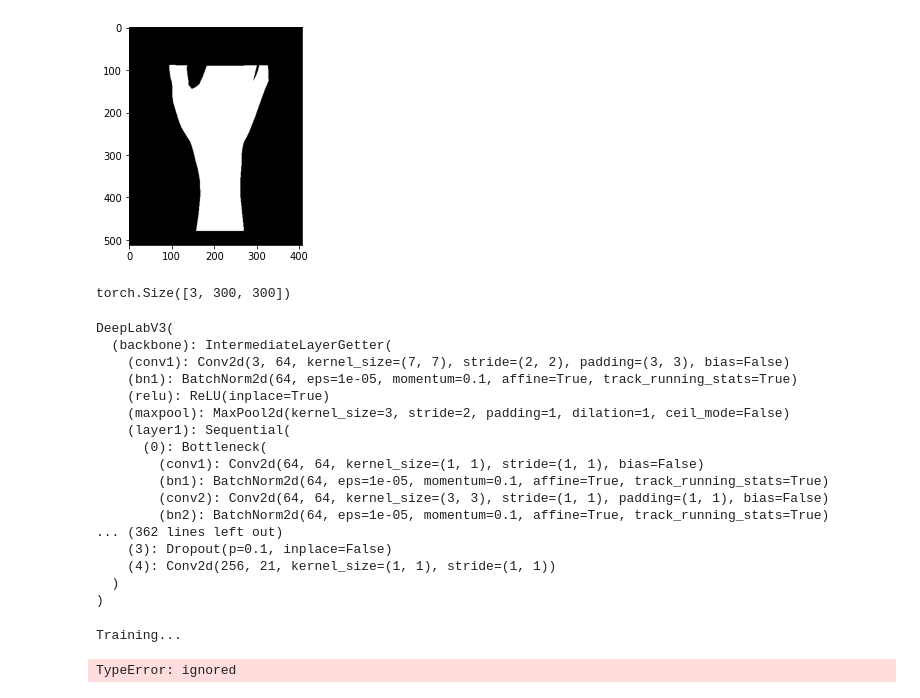
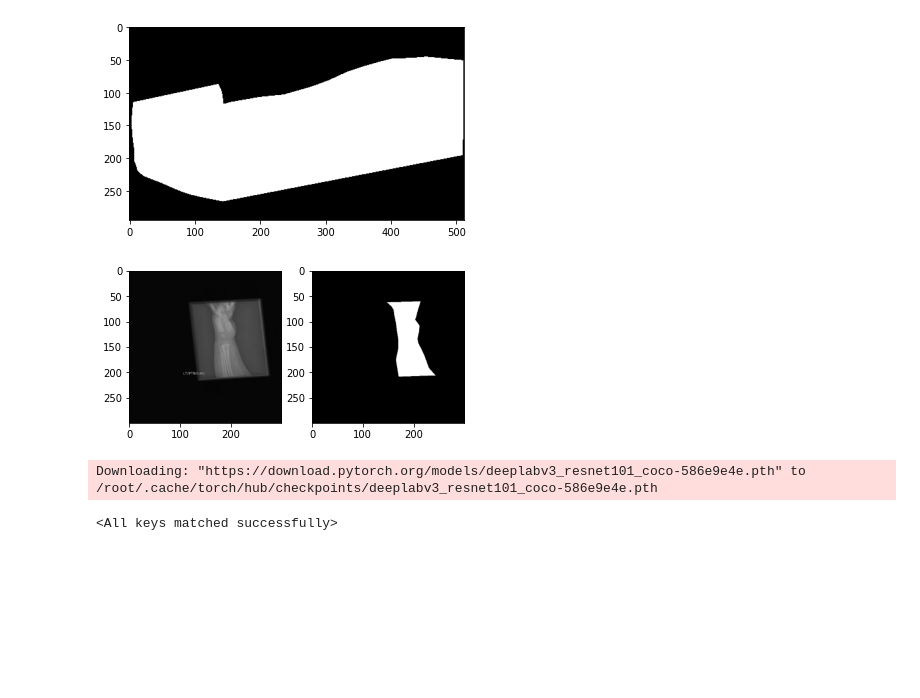
Before and after one commit to manhph2211/Bone-Fracture-Detection, a Jupyter notebook: src/mura/segmentator/deeplabv3_segmentator/Deeplabv3_Resnet101.ipynb, the cells around one changed output. Drawn from its saved outputs; the diff is of its cells as text; code cells hidden in the pictures; blank space fills up the shorter version.

```diff
--- a/src/mura/segmentator/deeplabv3_segmentator/Deeplabv3_Resnet101.ipynb
+++ b/src/mura/segmentator/deeplabv3_segmentator/Deeplabv3_Resnet101.ipynb
@@ -107,10 +99,10 @@ index created!
 # %%
-mask_img_paths=glob.glob(os.path.join(train_mask_folder,'*.png'))
+mask_img_paths=glob.glob(os.path.join(test_mask_folder,'*.png'))
 # %%
-img=cv2.imread(mask_img_paths[5])
-img[img>0]=255
-plt.imshow(img)
+mask=cv2.imread(mask_img_paths[5])
+mask[mask>0]=255
+plt.imshow(mask)
 plt.show()
 # %% [output]
-[figure, old version]
+[figure, new version]
 # %%
@@ -167,33 +170,23 @@ test_dataloader = torch.utils.data.DataLoader(
    num_workers=WORKER_N,
    shuffle=False,
    )
-# %%
-print(test_dataset[0][1].shape)
-# %% [output]
-torch.Size([3, 300, 300])
+# %%
+img,mask=test_dataset[0]
+img=img.permute(1,2,0)
+plt.subplot(1,2,1)
+plt.imshow(img)
+plt.subplot(1,2,2)
+plt.imshow(mask[0], cmap='gray')
+plt.show()
+# %% [output]
+[figure, added]
 # %%
-def createDeepLabv3(outputchannels=1):
+from torch.nn.functional import sigmoid
+
+def createDeepLabv3(classes_n=1):
     model = models.segmentation.deeplabv3_resnet101(pretrained=True,progress=True)
-    model.classifier = DeepLabHead(2048, outputchannels)
+    model.classifier = DeepLabHead(2048, classes_n)
     return model
-
 model=createDeepLabv3()
-model.to(DEVICE)
 # %% [output]
-DeepLabV3(
-  (backbone): IntermediateLayerGetter(
-    (conv1): Conv2d(3, 64, kernel_size=(7, 7), stride=(2, 2), padding=(3, 3), bias=False)
-    (bn1): BatchNorm2d(64, eps=1e-05, momentum=0.1, affine=True, track_running_stats=True)
-    (relu): ReLU(inplace=True)
-    (maxpool): MaxPool2d(kernel_size=3, stride=2, padding=1, dilation=1, ceil_mode=False)
-    (layer1): Sequential(
-      (0): Bottleneck(
-        (conv1): Conv2d(64, 64, kernel_size=(1, 1), stride=(1, 1), bias=False)
-        (bn1): BatchNorm2d(64, eps=1e-05, momentum=0.1, affine=True, track_running_stats=True)
-        (conv2): Conv2d(64, 64, kernel_size=(3, 3), stride=(1, 1), padding=(1, 1), bias=False)
-        (bn2): BatchNorm2d(64, eps=1e-05, momentum=0.1, affine=True, track_running_stats=True)
-... (362 lines left out)
-    (3): Dropout(p=0.1, inplace=False)
-    (4): Conv2d(256, 21, kernel_size=(1, 1), stride=(1, 1))
-  )
-)
+Downloading: "https://download.pytorch.org/models/deeplabv3_resnet101_coco-586e9e4e.pth" to /root/.cache/torch/hub/checkpoints/deeplabv3_resnet101_coco-586e9e4e.pth
@@ -200,33 +213,40 @@ DeepLabV3(
 # %%
 best_point=9999
+model.to(DEVICE)
 criterion = torch.nn.MSELoss(reduction='mean')
 optimizer=torch.optim.Adam(model.parameters(), lr=3e-4)
 for epoch in range(EPOCH_N):
   print("Training...")
   train_loss=0
   val_loss=0
+  iou_train=[]
+  iou_val=[]
   for imgs,masks in tqdm(train_dataloader):
     model.train()
     optimizer.zero_grad()
     imgs=imgs.to(DEVICE)
     masks=masks.to(DEVICE)
     outs=model(imgs)
-    loss=criterion(outs['out'],masks)
+    outs=torch.sigmoid(outs['out'])
+    loss=criterion(outs,masks)
     loss.backward()
     optimizer.step()
     train_loss+=loss.item()
-
+    iou_train+=iou(outs,masks)
   for imgs,masks in tqdm(val_dataloader):
     model.eval()
     imgs=imgs.to(DEVICE)
     masks=masks.to(DEVICE)
-    outs=model(masks)
-    loss=model(outs['out'],masks)
+    outs=model(imgs)
+    outs=torch.sigmoid(outs['out'])
+    loss=criterion(outs,masks)
     val_loss+=loss.item()
-    if loss.item()<best_point:
-      best_point=loss.item()
-      torch.save(model.state_dict(), "./best_val.pth")
-  print("------------------------->", train_loss,val_loss)
+    iou_val+=iou(imgs,masks)
+  if val_loss<best_point:
+    best_point=val_loss
+    torch.save(model.state_dict(), "./model.pth")
+  print("------------------------->", train_loss,iou_train,val_loss,iou_val)
-# %% [output]
-Training...
-TypeError: ignored
+# %%
+model.load_state_dict(torch.load("./model.pth"))
+# %% [output]
+<All keys matched successfully>
```
Also changed, not shown: parts of 9 cells of this notebook.
